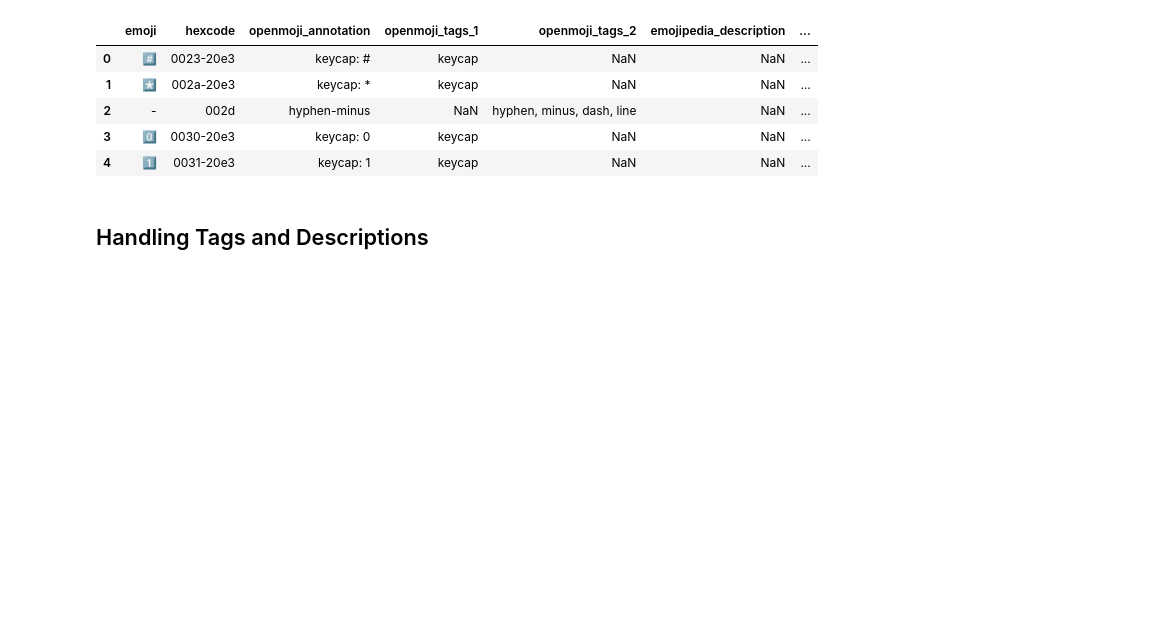
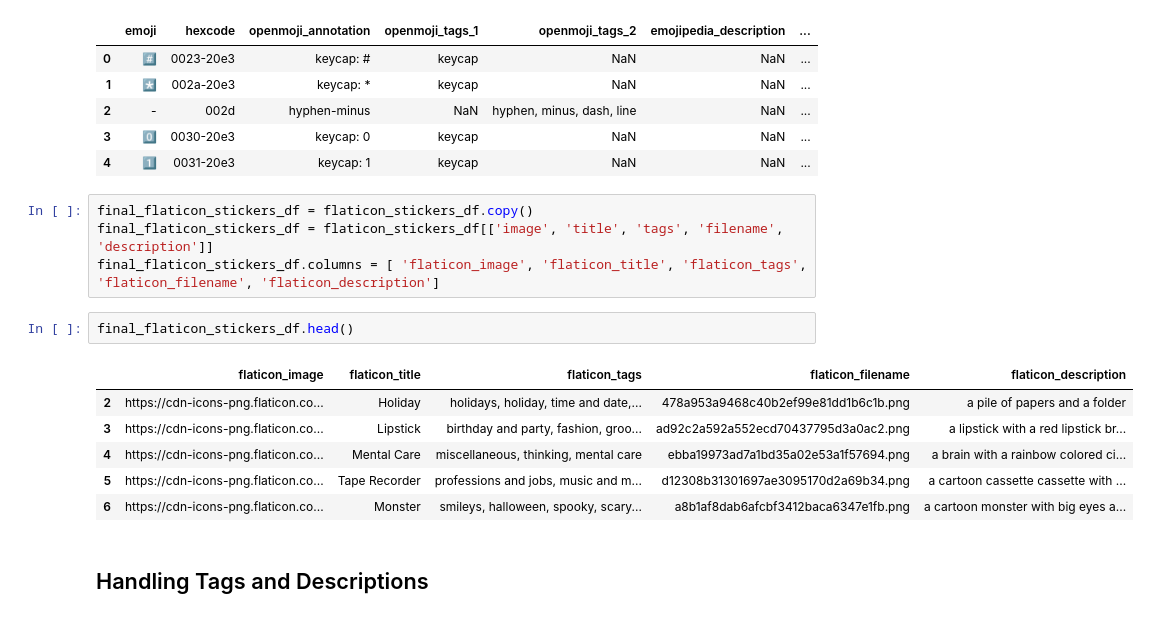
Before and after one commit to LCM-W25-3035/EmojiGen, a Jupyter notebook: Notebooks/Preprocessing.ipynb, the cells around one changed output. Saved outputs shown, nothing was run; the diff lists cells and outputs as text; blank space fills up the shorter version.

Commit message:
updated flaticon sticker dataset

```diff
--- a/Notebooks/Preprocessing.ipynb
+++ b/Notebooks/Preprocessing.ipynb
@@ -221,6 +220,19 @@ final_df.head()
 | 2 | - | 002d | hyphen-minus | NaN | hyphen, minus, dash, line | NaN | ... |
 | 3 | 0️⃣ | 0030-20e3 | keycap: 0 | keycap | NaN | NaN | ... |
 | 4 | 1️⃣ | 0031-20e3 | keycap: 1 | keycap | NaN | NaN | ... |
+# %%
+final_flaticon_stickers_df = flaticon_stickers_df.copy()
+final_flaticon_stickers_df = flaticon_stickers_df[['image', 'title', 'tags', 'filename', 'description']]
+final_flaticon_stickers_df.columns = [ 'flaticon_image', 'flaticon_title', 'flaticon_tags', 'flaticon_filename', 'flaticon_description']
+# %%
+final_flaticon_stickers_df.head()
+# %% [output]
+|  | flaticon_image | flaticon_title | flaticon_tags | flaticon_filename | flaticon_description |
+| 2 | https://cdn-icons-png.flaticon.co... | Holiday | holidays, holiday, time and date,... | 478a953a9468c40b2ef99e81dd1b6c1b.png | a pile of papers and a folder |
+| 3 | https://cdn-icons-png.flaticon.co... | Lipstick | birthday and party, fashion, groo... | ad92c2a592a552ecd70437795d3a0ac2.png | a lipstick with a red lipstick br... |
+| 4 | https://cdn-icons-png.flaticon.co... | Mental Care | miscellaneous, thinking, mental care | ebba19973ad7a1bd35a02e53a1f57694.png | a brain with a rainbow colored ci... |
+| 5 | https://cdn-icons-png.flaticon.co... | Tape Recorder | professions and jobs, music and m... | d12308b31301697ae3095170d2a69b34.png | a cartoon cassette cassette with ... |
+| 6 | https://cdn-icons-png.flaticon.co... | Monster | smileys, halloween, spooky, scary... | a8b1af8dab6afcbf3412baca6347e1fb.png | a cartoon monster with big eyes a... |
 # %% [markdown]
 ## Handling Tags and Descriptions
 # %%
```
Also changed, not shown: parts of 1 cell of this notebook.
